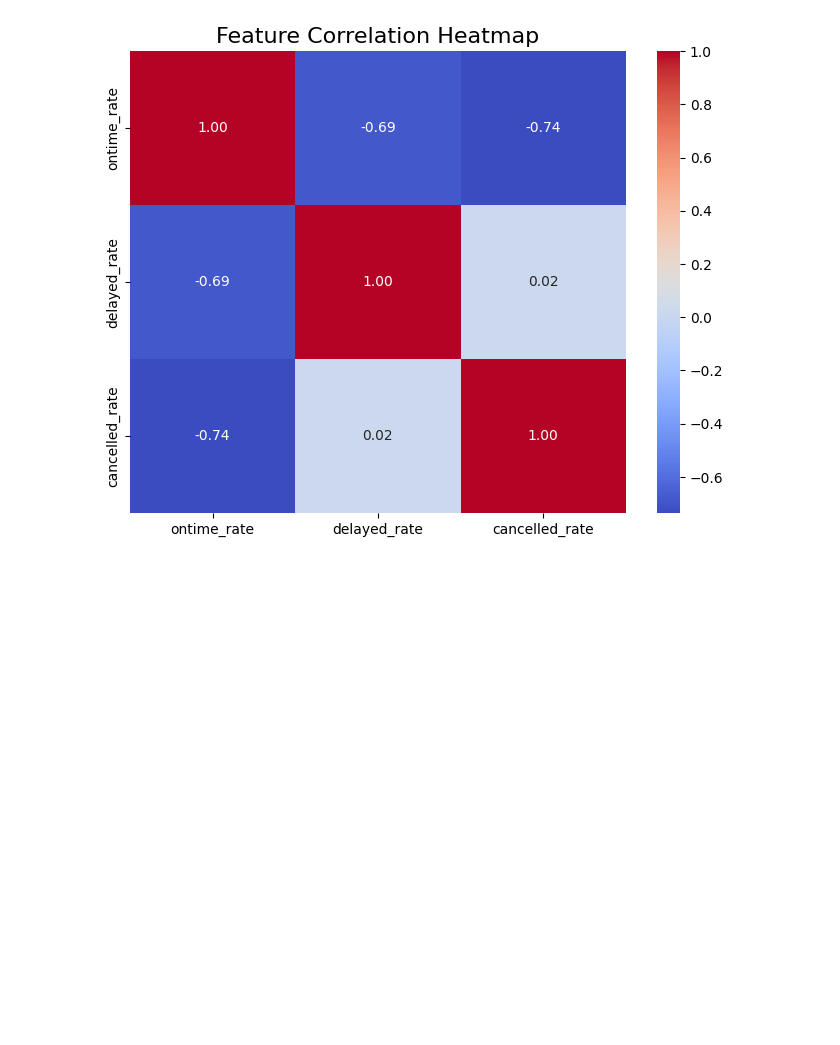
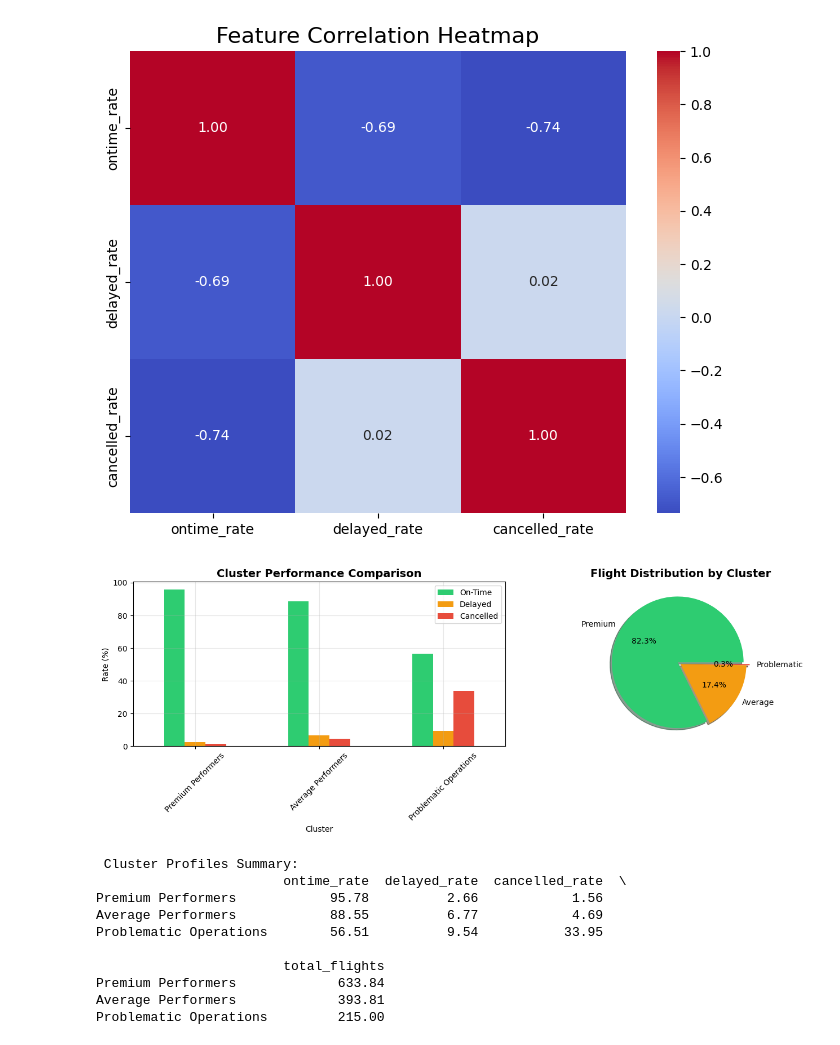
Before and after one commit to zinabch/air-traffic-data-mining, a Jupyter notebook: houari.ipynb, the cells around one changed output. Saved outputs shown, nothing was run; the diff lists cells and outputs as text; code cells hidden in the pictures; blank space fills up the shorter version.

Commit message:
K-means clustering results visulaization

```diff
--- a/houari.ipynb
+++ b/houari.ipynb
@@ -839,12 +839,12 @@ status_map_encoded = {
 
     # Delayed
     "DEL": "Delayed",
-    "DV": "Delayed",
-    "RT": "Delayed",
-    "GRT": "Delayed",
 
     # Cancelled
-    "DX": "Cancelled"
+    "DX": "Cancelled",
+    "DV": "Cancelled",
+    "RT": "Cancelled",
+    "GRT": "Cancelled",
 }
 # %%
 df_clean['flight_status'] = df_clean['codecontext'].map(status_map_encoded)
@@ -1167,3 +1167,44 @@ plt.show()
 [figure]
 [figure]
 [figure]
+# %%
+#  Cluster Profile Comparison - Average metrics per cluster
+cluster_profiles = clustering_df.groupby('cluster')[['ontime_rate', 'delayed_rate', 'cancelled_rate', 'total_flights']].mean()
+cluster_profiles.index = ['Premium Performers', 'Average Performers', 'Problematic Operations']
+
+fig, axes = plt.subplots(1, 2, figsize=(14, 5))
+
+# Bar chart comparing clusters
+cluster_profiles[['ontime_rate', 'delayed_rate', 'cancelled_rate']].plot(kind='bar', ax=axes[0],
+                                                                          color=['#2ecc71', '#f39c12', '#e74c3c'])
+axes[0].set_title('Cluster Performance Comparison', fontsize=14, fontweight='bold')
+axes[0].set_xlabel('Cluster')
+axes[0].set_ylabel('Rate (%)')
+axes[0].legend(['On-Time', 'Delayed', 'Cancelled'])
+axes[0].tick_params(axis='x', rotation=45)
+axes[0].grid(True, alpha=0.3)
+
+# Pie chart for flight distribution across clusters
+cluster_flight_totals = clustering_df.groupby('cluster')['total_flights'].sum()
+colors = ['#2ecc71', '#f39c12', '#e74c3c']
+axes[1].pie(cluster_flight_totals, labels=['Premium', 'Average', 'Problematic'],
+            autopct='%1.1f%%', colors=colors, explode=(0.05, 0, 0.05), shadow=True)
+axes[1].set_title('Flight Distribution by Cluster', fontsize=14, fontweight='bold')
+
+plt.tight_layout()
+plt.show()
+
+print("\n Cluster Profiles Summary:")
+print(cluster_profiles.round(2))
+# %% [output]
+[figure, added]
+ Cluster Profiles Summary:
+                        ontime_rate  delayed_rate  cancelled_rate  \
+Premium Performers            95.78          2.66            1.56
+Average Performers            88.55          6.77            4.69
+Problematic Operations        56.51          9.54           33.95
+
+                        total_flights
+Premium Performers             633.84
+Average Performers             393.81
+Problematic Operations         215.00
```
Also changed, not shown: parts of 6 cells of this notebook.
